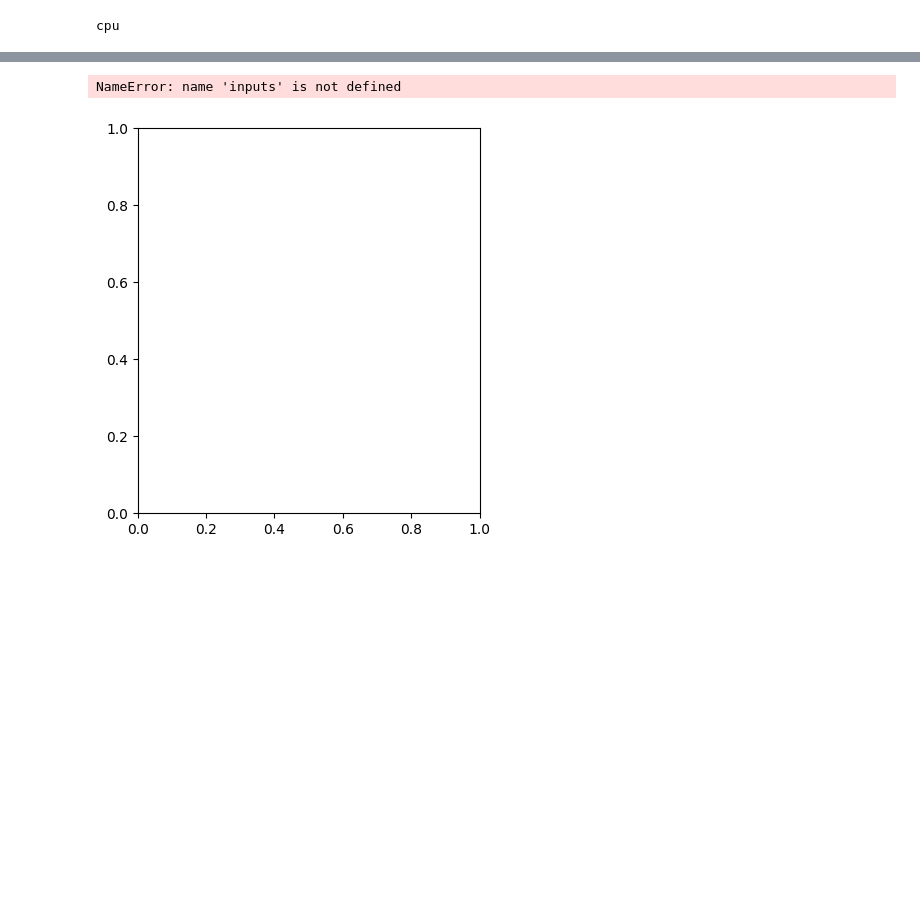
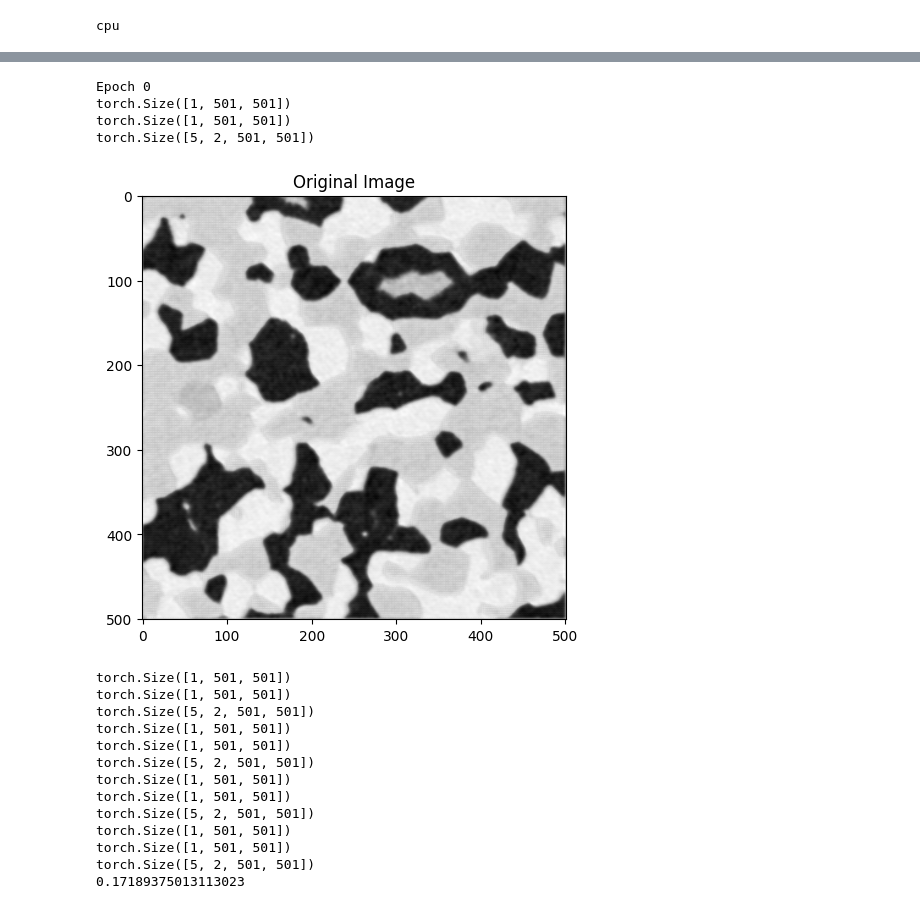
Before and after one commit to davidschep/xray-segmentation, a Jupyter notebook: UNET_feature.ipynb, the cells around one changed output, grey strips where cells are left out. Saved outputs shown, nothing was run; the diff lists cells and outputs as text; code cells hidden in the pictures; blank space fills up the shorter version.

```diff
--- a/UNET_feature.ipynb
+++ b/UNET_feature.ipynb
@@ -156,14 +156,18 @@ class UNet(nn.Module):
 
     def forward(self, x):
         intermid = []
+        intermid_1 = []
+        intermid_2 = []
+        intermid_3 = []
+        intermid_4 = []
         x1 = self.conv1(x)
-        intermid.append(x1.clone())
+        intermid_1.append(x1.clone())
         x2 = self.down1(x1)
-        intermid.append(x2.clone())
+        intermid_2.append(x2.clone())
         x3 = self.down2(x2)
-        intermid.append(x3.clone())
+        intermid_3.append(x3.clone())
         x4 = self.down3(x3)
-        intermid.append(x4.clone())
+        intermid_4.append(x4.clone())
         x5 = self.down4(x4)
         intermid.append(x5.clone())
         x1_up = self.up1(x4, x5)
@@ -171,7 +175,7 @@ class UNet(nn.Module):
         x3_up = self.up3(x2, x2_up)
         x4_up = self.up4(x1, x3_up)
         output = self.last_conv(x4_up)
-        return output
+        return intermid ,intermid_4, intermid_3, intermid_2, intermid_1, output
 # %%
 device = torch.device("cuda:0" if torch.cuda.is_available() else "cpu")
 print(device)
@@ -179,7 +183,7 @@ model_path = "model/unet-voc.pt"
 # %% [output]
 cpu
 # %%
-epoch_number = 2
+epoch_number = 1
 saving_interval = 10
 model = UNet(dimensions=2)
 
@@ -206,7 +210,7 @@ def train():
             #if i == 0 and epoch == 0:
                 #visualize_sample(input)
             optimizer.zero_grad()
-            output = model(input)
+            intermid, intermid_1, intermid_2, intermid_3, intermid_4, output = model(input)
             print(output.shape)
             if i ==0 and epoch ==0:
                 visualize_sample(output)
@@ -222,7 +226,7 @@ def train():
 
         torch.save(model.state_dict(), model_path)
     torch.save(model.state_dict(), model_path)
-    return
+    return intermid, intermid_1, intermid_2, intermid_3, intermid_4, output
 
 def visualize_sample(input_batch):
     # Assuming input_batch is a batch of images (adjust indexing based on your batch structure)
@@ -315,29 +274,22 @@ UNet(
-# %%
-import matplotlib.pyplot as plt
-
-plt.figure(figsize=(15, 5))  # Increase the figure size for better visibility
-
-# Plot the original image
-plt.subplot(1, 3, 1)  # 1 row, 3 columns, first subplot
-img_original = inputs[0].cpu()[0,:,:]
-plt.imshow(img_original, cmap='gray')
-plt.title('Original Image')
-
-# Plot the labeled image
-plt.subplot(1, 3, 2)  # 1 row, 3 columns, second subplot
-img_labeled = prob_to_gray(labels[0].cpu())
-plt.imshow(img_labeled, cmap='gray')  # You might not need cmap='gray' if it's a color label image
-plt.title('Labeled Image')
-
-# Plot the prediction image
-plt.subplot(1, 3, 3)  # 1 row, 3 columns, third subplot
-#img_predicted = prob_to_gray(pred[:,0])
-img_predicted = prob_to_gray(pred[0])
-plt.imshow(img_predicted, cmap='gray')
-plt.title('Prediction')
-
-# Show the plot
-plt.show()
-# %% [output]
-NameError: name 'inputs' is not defined
-[figure, removed]
+# %%
+intermid, intermid_1, intermid_2, intermid_3, intermid_4, output=train()
+#model.eval()
+# %% [output]
+Epoch 0
+torch.Size([1, 501, 501])
+torch.Size([1, 501, 501])
+torch.Size([5, 2, 501, 501])
+[figure, added]
+torch.Size([1, 501, 501])
+torch.Size([1, 501, 501])
+torch.Size([5, 2, 501, 501])
+torch.Size([1, 501, 501])
+torch.Size([1, 501, 501])
+torch.Size([5, 2, 501, 501])
+torch.Size([1, 501, 501])
+torch.Size([1, 501, 501])
+torch.Size([5, 2, 501, 501])
+torch.Size([1, 501, 501])
+torch.Size([1, 501, 501])
+torch.Size([5, 2, 501, 501])
+0.17189375013113023
```
Also changed, not shown: parts of 6 cells of this notebook.
